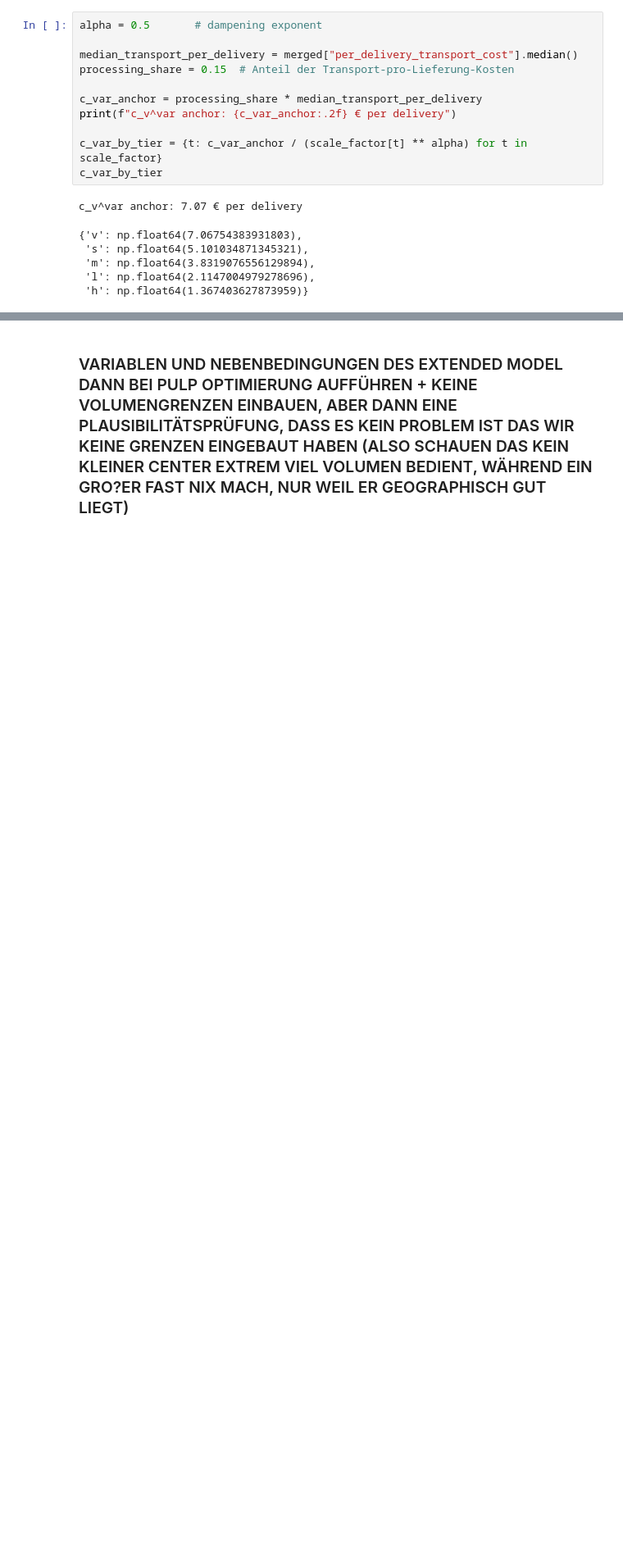
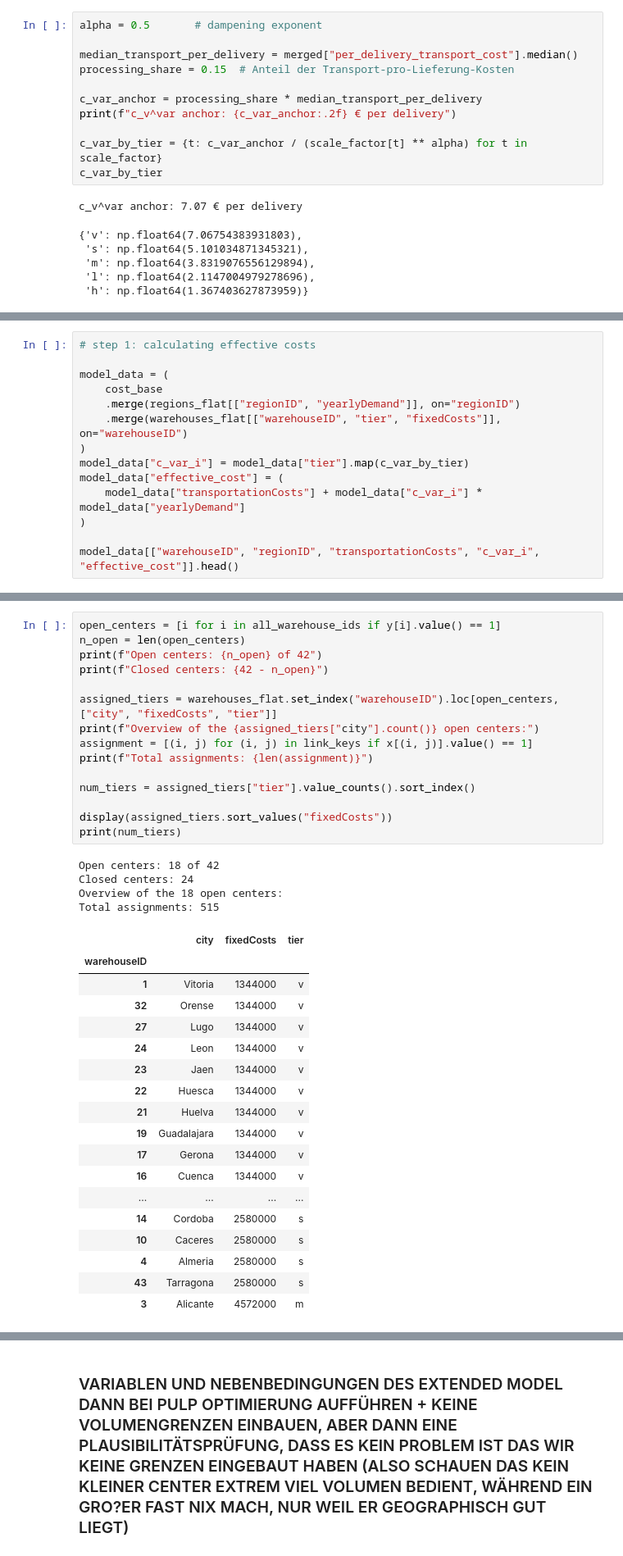
Before and after one commit to TimonLudwig1/case_study_3_d3, a Jupyter notebook: case_study.ipynb, the cells around one changed output, grey strips where cells are left out. Shown at 82% size. Saved outputs shown, nothing was run; the diff lists cells and outputs as text; blank space fills up the shorter version.

Commit message:
solved extended model and visualized open/closed center with demand regions

```diff
--- a/case_study.ipynb
+++ b/case_study.ipynb
@@ -755,0 +804,14 @@ c_v^var anchor: 7.07 € per delivery
+# %%
+# step 1: calculating effective costs
+
+model_data = (
+    cost_base
+    .merge(regions_flat[["regionID", "yearlyDemand"]], on="regionID")
+    .merge(warehouses_flat[["warehouseID", "tier", "fixedCosts"]], on="warehouseID")
+)
+model_data["c_var_i"] = model_data["tier"].map(c_var_by_tier)
+model_data["effective_cost"] = (
+    model_data["transportationCosts"] + model_data["c_var_i"] * model_data["yearlyDemand"]
+)
+
+model_data[["warehouseID", "regionID", "transportationCosts", "c_var_i", "effective_cost"]].head()
@@ -755,0 +884,38 @@ c_v^var anchor: 7.07 € per delivery
+# %%
+open_centers = [i for i in all_warehouse_ids if y[i].value() == 1]
+n_open = len(open_centers)
+print(f"Open centers: {n_open} of 42")
+print(f"Closed centers: {42 - n_open}")
+
+assigned_tiers = warehouses_flat.set_index("warehouseID").loc[open_centers, ["city", "fixedCosts", "tier"]]
+print(f"Overview of the {assigned_tiers["city"].count()} open centers:")
+assignment = [(i, j) for (i, j) in link_keys if x[(i, j)].value() == 1]
+print(f"Total assignments: {len(assignment)}")
+
+num_tiers = assigned_tiers["tier"].value_counts().sort_index()
+
+display(assigned_tiers.sort_values("fixedCosts"))
+print(num_tiers)
+# %% [output]
+Open centers: 18 of 42
+Closed centers: 24
+Overview of the 18 open centers:
+Total assignments: 515
+|  | city | fixedCosts | tier |
+| warehouseID |  |  |  |
+| 1 | Vitoria | 1344000 | v |
+| 32 | Orense | 1344000 | v |
+| 27 | Lugo | 1344000 | v |
+| 24 | Leon | 1344000 | v |
+| 23 | Jaen | 1344000 | v |
+| 22 | Huesca | 1344000 | v |
+| 21 | Huelva | 1344000 | v |
+| 19 | Guadalajara | 1344000 | v |
+| 17 | Gerona | 1344000 | v |
+| 16 | Cuenca | 1344000 | v |
+| ... | ... | ... | ... |
+| 14 | Cordoba | 2580000 | s |
+| 10 | Caceres | 2580000 | s |
+| 4 | Almeria | 2580000 | s |
+| 43 | Tarragona | 2580000 | s |
+| 3 | Alicante | 4572000 | m |
```
Also changed, not shown: parts of 12 cells of this notebook.
